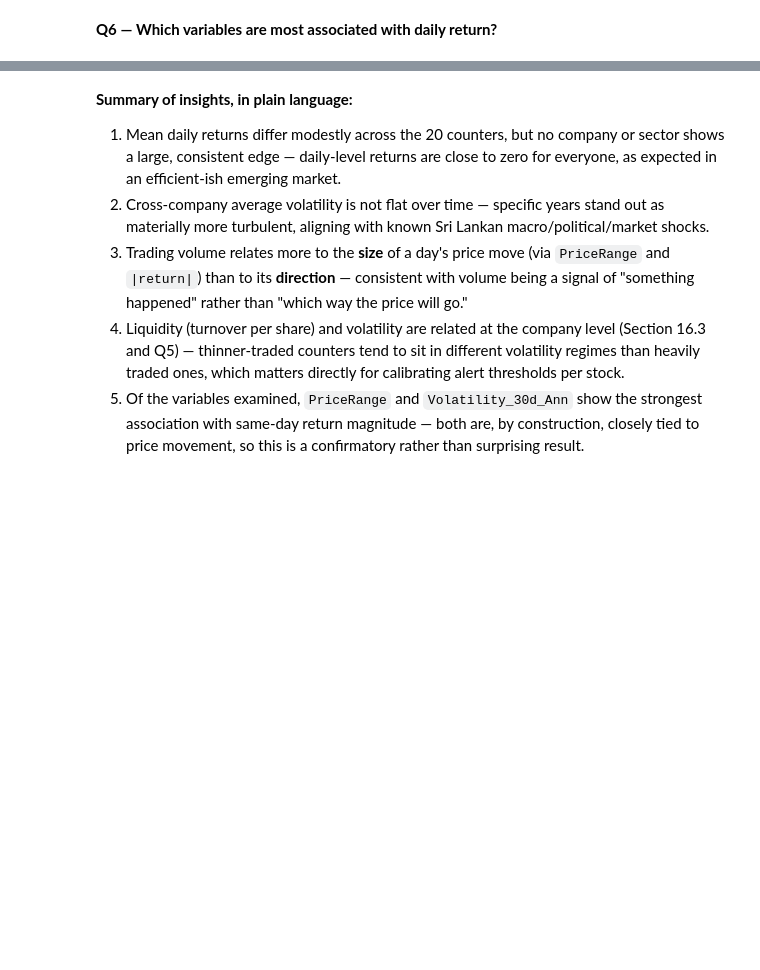
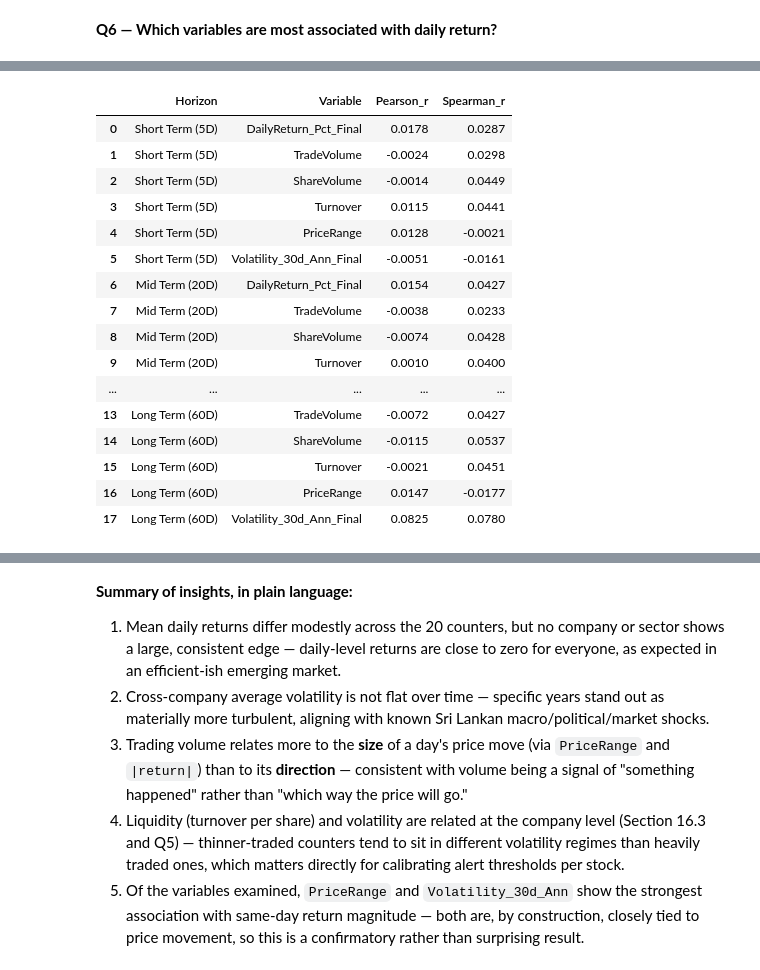
Before and after one commit to Minesi-Rajapaksha/cse-stock-ranking-alert-system, a Jupyter notebook: CSE_SP20_EDA_Consolidated.ipynb, the cells around one changed output, grey strips where cells are left out. Saved outputs shown, nothing was run; the diff lists cells and outputs as text; code cells hidden in the pictures; blank space fills up the shorter version.

Commit message:
Add future return targets and updated correlation analysis

```diff
--- a/CSE_SP20_EDA_Consolidated.ipynb
+++ b/CSE_SP20_EDA_Consolidated.ipynb
@@ -1421,0 +1659,20 @@ dtype: float64
+# %%
+assoc_vars = [
+    "DailyReturn_Pct_Final",
+    "TradeVolume",
+    "ShareVolume",
+    "Turnover",
+    "PriceRange",
+    "Volatility_30d_Ann_Final"
+]
+
+target_vars = [
+    "FutureReturn_5D_Pct",
+    "FutureReturn_20D_Pct",
+    "FutureReturn_60D_Pct"
+]
+
+needed = assoc_vars + target_vars
+
+for col in needed:
+    print("✅" if col in df.columns else "❌", col)
@@ -1421,0 +1689,56 @@ dtype: float64
+# %%
+from scipy import stats
+import pandas as pd
+
+targets = {
+    "Short Term (5D)": "FutureReturn_5D_Pct",
+    "Mid Term (20D)": "FutureReturn_20D_Pct",
+    "Long Term (60D)": "FutureReturn_60D_Pct"
+}
+
+results = []
+
+for horizon_name, target in targets.items():
+
+    for variable in assoc_vars:
+
+        temp = df[[variable, target]].dropna()
+
+        pearson_r = stats.pearsonr(
+            temp[variable],
+            temp[target]
+        )[0]
+
+        spearman_r = stats.spearmanr(
+            temp[variable],
+            temp[target]
+        )[0]
+
+        results.append({
+            "Horizon": horizon_name,
+            "Variable": variable,
+            "Pearson_r": pearson_r,
+            "Spearman_r": spearman_r
+        })
+
+association_results = pd.DataFrame(results)
+
+display(association_results)
+# %% [output]
+|  | Horizon | Variable | Pearson_r | Spearman_r |
+| 0 | Short Term (5D) | DailyReturn_Pct_Final | 0.0178 | 0.0287 |
+| 1 | Short Term (5D) | TradeVolume | -0.0024 | 0.0298 |
+| 2 | Short Term (5D) | ShareVolume | -0.0014 | 0.0449 |
+| 3 | Short Term (5D) | Turnover | 0.0115 | 0.0441 |
+| 4 | Short Term (5D) | PriceRange | 0.0128 | -0.0021 |
+| 5 | Short Term (5D) | Volatility_30d_Ann_Final | -0.0051 | -0.0161 |
+| 6 | Mid Term (20D) | DailyReturn_Pct_Final | 0.0154 | 0.0427 |
+| 7 | Mid Term (20D) | TradeVolume | -0.0038 | 0.0233 |
+| 8 | Mid Term (20D) | ShareVolume | -0.0074 | 0.0428 |
+| 9 | Mid Term (20D) | Turnover | 0.0010 | 0.0400 |
+| ... | ... | ... | ... | ... |
+| 13 | Long Term (60D) | TradeVolume | -0.0072 | 0.0427 |
+| 14 | Long Term (60D) | ShareVolume | -0.0115 | 0.0537 |
+| 15 | Long Term (60D) | Turnover | -0.0021 | 0.0451 |
+| 16 | Long Term (60D) | PriceRange | 0.0147 | -0.0177 |
+| 17 | Long Term (60D) | Volatility_30d_Ann_Final | 0.0825 | 0.0780 |
```
Also changed, not shown: parts of 36 cells of this notebook.
